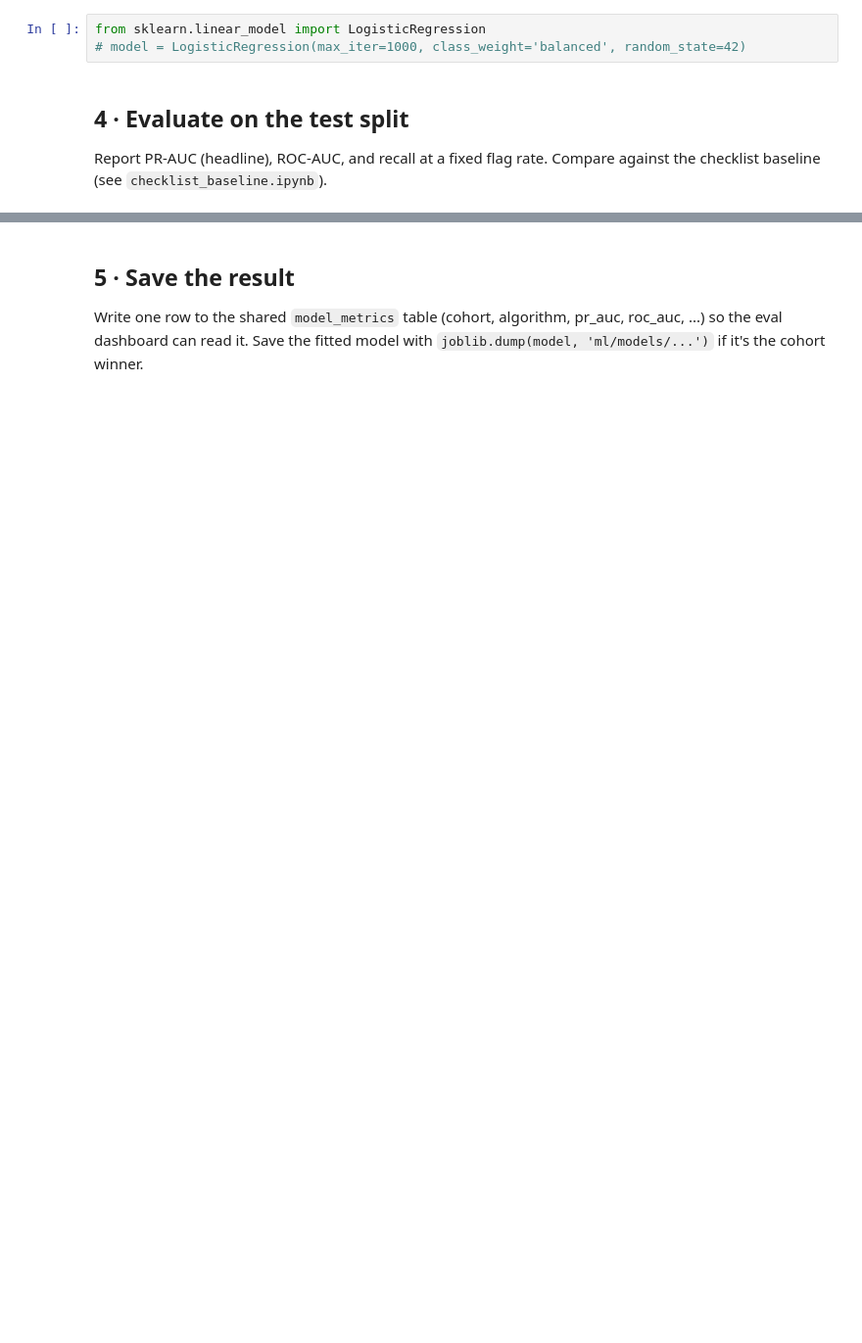
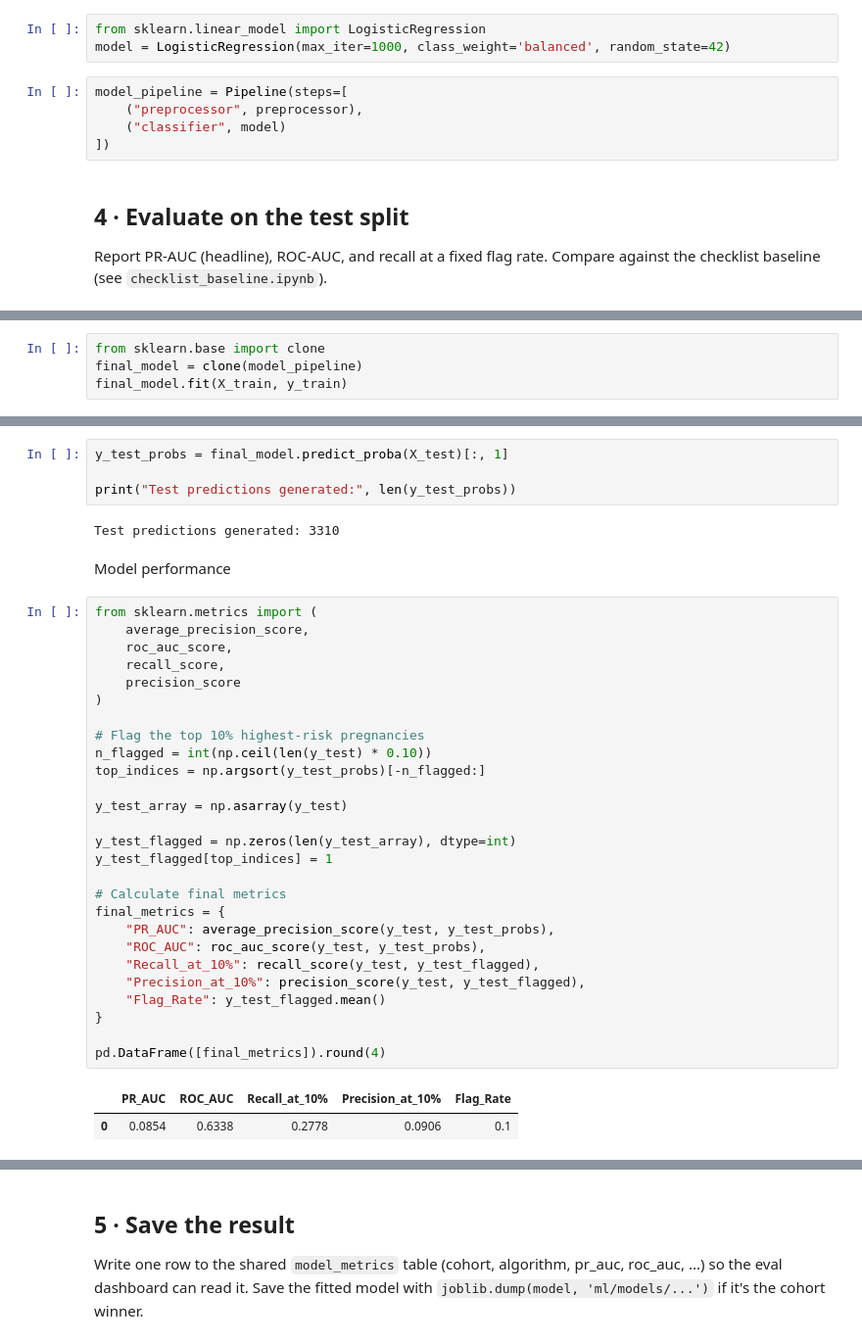
Before and after one commit to Ted-star7/Perinatal-risk, a Jupyter notebook: ml/notebooks/modeling/anc_logreg.ipynb, the cells around one changed output, grey strips where cells are left out. Shown at 98% size. Cells and saved outputs as stored; diff of their text form; blank space fills up the shorter version.

Commit message:
ANC logistic regression model (Eglen)

```diff
--- a/ml/notebooks/modeling/anc_logreg.ipynb
+++ b/ml/notebooks/modeling/anc_logreg.ipynb
@@ -47,6 +145,11 @@ Fit logistic regression on the train rows. Use `class_weight='balanced'`
 # %%
 from sklearn.linear_model import LogisticRegression
-# model = LogisticRegression(max_iter=1000, class_weight='balanced', random_state=42)
+model = LogisticRegression(max_iter=1000, class_weight='balanced', random_state=42)
+# %%
+model_pipeline = Pipeline(steps=[
+    ("preprocessor", preprocessor),
+    ("classifier", model)
+])
 # %% [markdown]
 ## 4 · Evaluate on the test split
 Report PR-AUC (headline), ROC-AUC, and recall at a fixed flag rate.
@@ -53,0 +282,4 @@ Compare against the checklist baseline (see `checklist_baseline.ipynb`).
+# %%
+from sklearn.base import clone
+final_model = clone(model_pipeline)
+final_model.fit(X_train, y_train)
@@ -53,0 +304,38 @@ Compare against the checklist baseline (see `checklist_baseline.ipynb`).
+# %%
+y_test_probs = final_model.predict_proba(X_test)[:, 1]
+
+print("Test predictions generated:", len(y_test_probs))
+# %% [output]
+Test predictions generated: 3310
+# %% [markdown]
+Model performance
+# %%
+from sklearn.metrics import (
+    average_precision_score,
+    roc_auc_score,
+    recall_score,
+    precision_score
+)
+
+# Flag the top 10% highest-risk pregnancies
+n_flagged = int(np.ceil(len(y_test) * 0.10))
+top_indices = np.argsort(y_test_probs)[-n_flagged:]
+
+y_test_array = np.asarray(y_test)
+
+y_test_flagged = np.zeros(len(y_test_array), dtype=int)
+y_test_flagged[top_indices] = 1
+
+# Calculate final metrics
+final_metrics = {
+    "PR_AUC": average_precision_score(y_test, y_test_probs),
+    "ROC_AUC": roc_auc_score(y_test, y_test_probs),
+    "Recall_at_10%": recall_score(y_test, y_test_flagged),
+    "Precision_at_10%": precision_score(y_test, y_test_flagged),
+    "Flag_Rate": y_test_flagged.mean()
+}
+
+pd.DataFrame([final_metrics]).round(4)
+# %% [output]
+|  | PR_AUC | ROC_AUC | Recall_at_10% | Precision_at_10% | Flag_Rate |
+| 0 | 0.0854 | 0.6338 | 0.2778 | 0.0906 | 0.1 |
```
Also changed, not shown: parts of 17 cells of this notebook.
